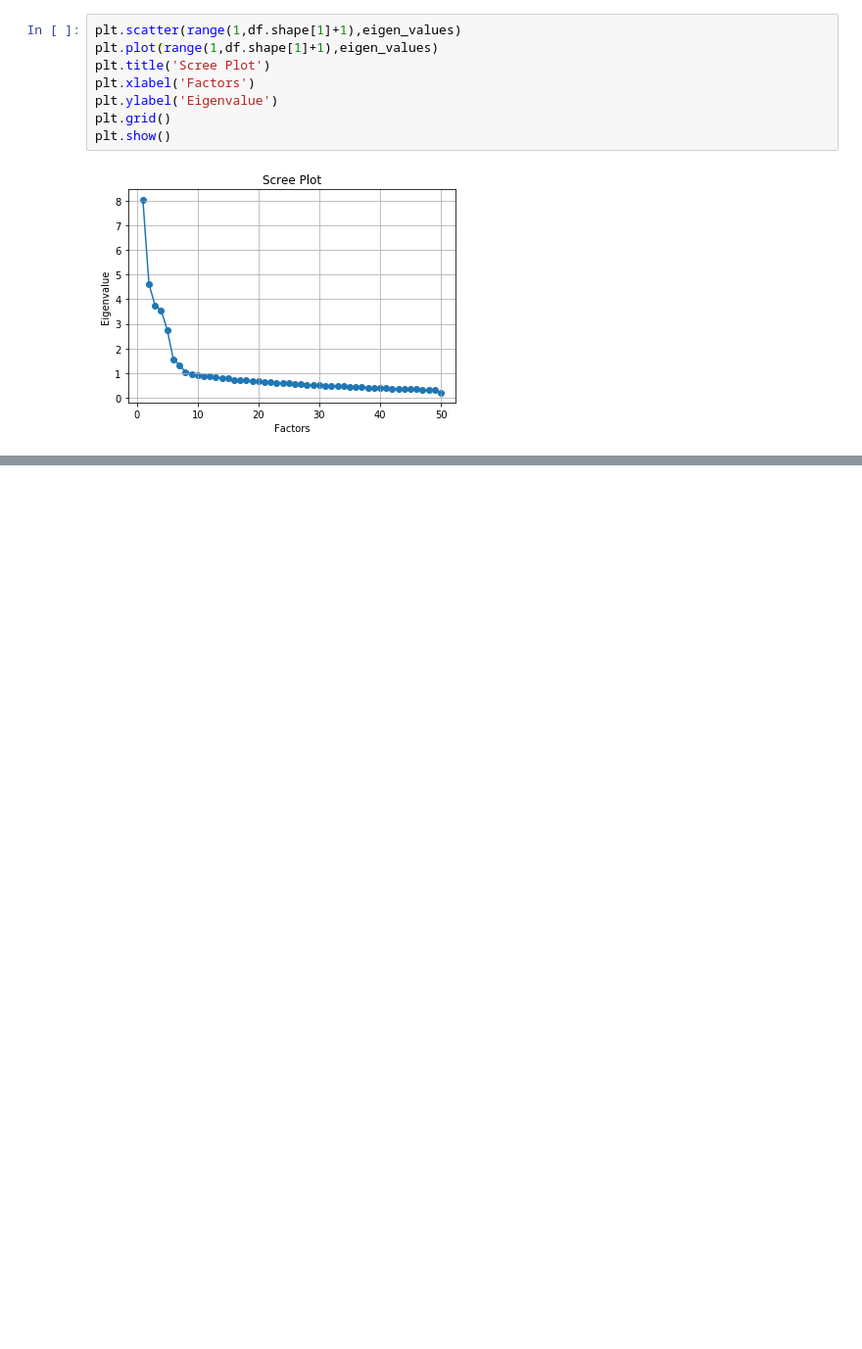
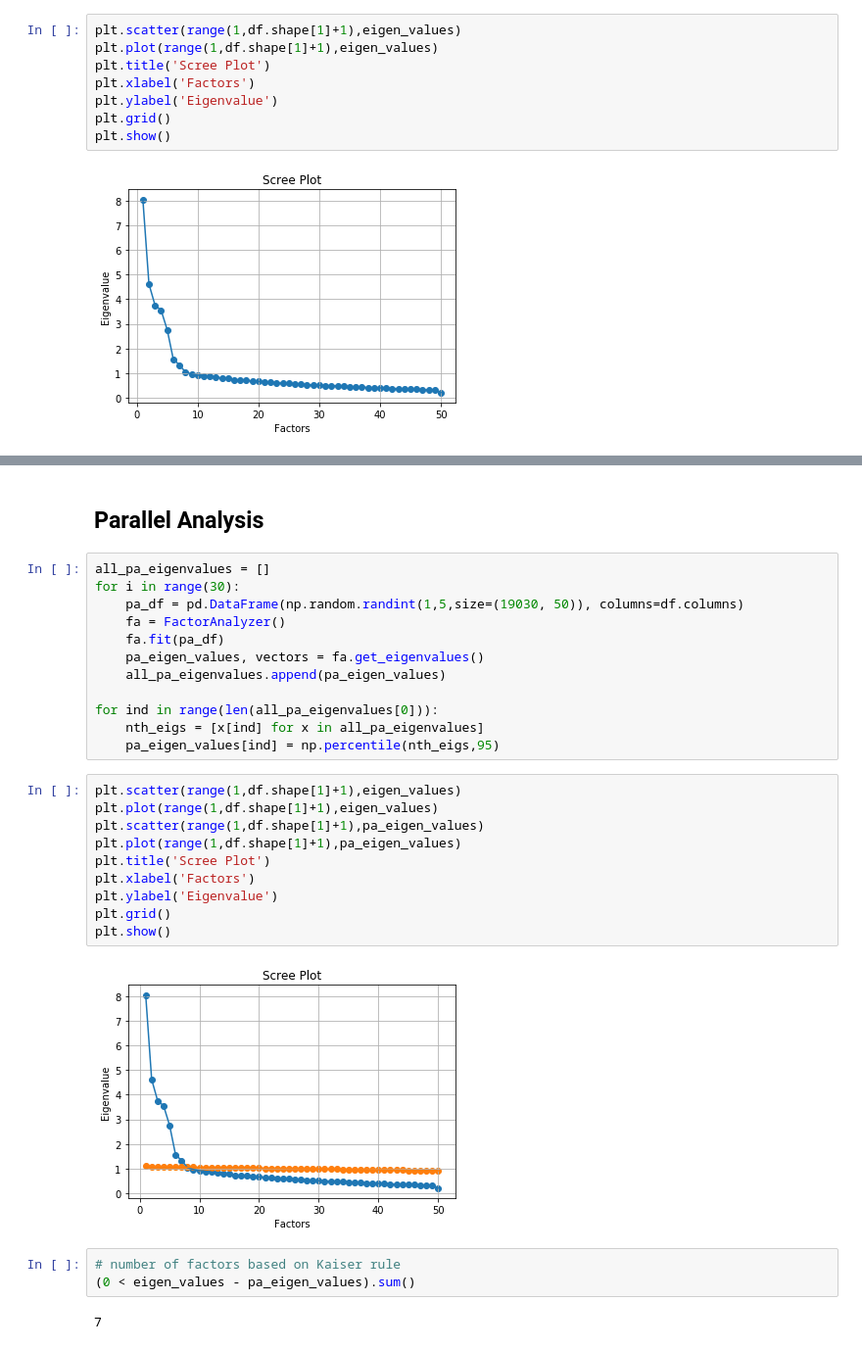
Before and after one commit to rorycochrane/Big5PersonalityModel, a Jupyter notebook: 2_Factor_Analysis.ipynb, the cells around one changed output, grey strips where cells are left out. Shown: that part at 98% size. Drawn from its saved outputs; the diff is of its cells as text; blank space fills up the shorter version.

```diff
--- a/2_Factor_Analysis.ipynb
+++ b/2_Factor_Analysis.ipynb
@@ -100,0 +264,31 @@ factors
+# %% [markdown]
+## Parallel Analysis
+# %%
+all_pa_eigenvalues = []
+for i in range(30):
+    pa_df = pd.DataFrame(np.random.randint(1,5,size=(19030, 50)), columns=df.columns)
+    fa = FactorAnalyzer()
+    fa.fit(pa_df)
+    pa_eigen_values, vectors = fa.get_eigenvalues()
+    all_pa_eigenvalues.append(pa_eigen_values)
+
+for ind in range(len(all_pa_eigenvalues[0])):
+    nth_eigs = [x[ind] for x in all_pa_eigenvalues]
+    pa_eigen_values[ind] = np.percentile(nth_eigs,95)
+# %%
+plt.scatter(range(1,df.shape[1]+1),eigen_values)
+plt.plot(range(1,df.shape[1]+1),eigen_values)
+plt.scatter(range(1,df.shape[1]+1),pa_eigen_values)
+plt.plot(range(1,df.shape[1]+1),pa_eigen_values)
+plt.title('Scree Plot')
+plt.xlabel('Factors')
+plt.ylabel('Eigenvalue')
+plt.grid()
+plt.show()
+# %% [output]
+[figure, added]
+# %%
+# number of factors based on Kaiser rule
+(0 < eigen_values - pa_eigen_values).sum()
+# %% [output]
+7
```
Also changed, not shown: parts of 24 cells of this notebook.
